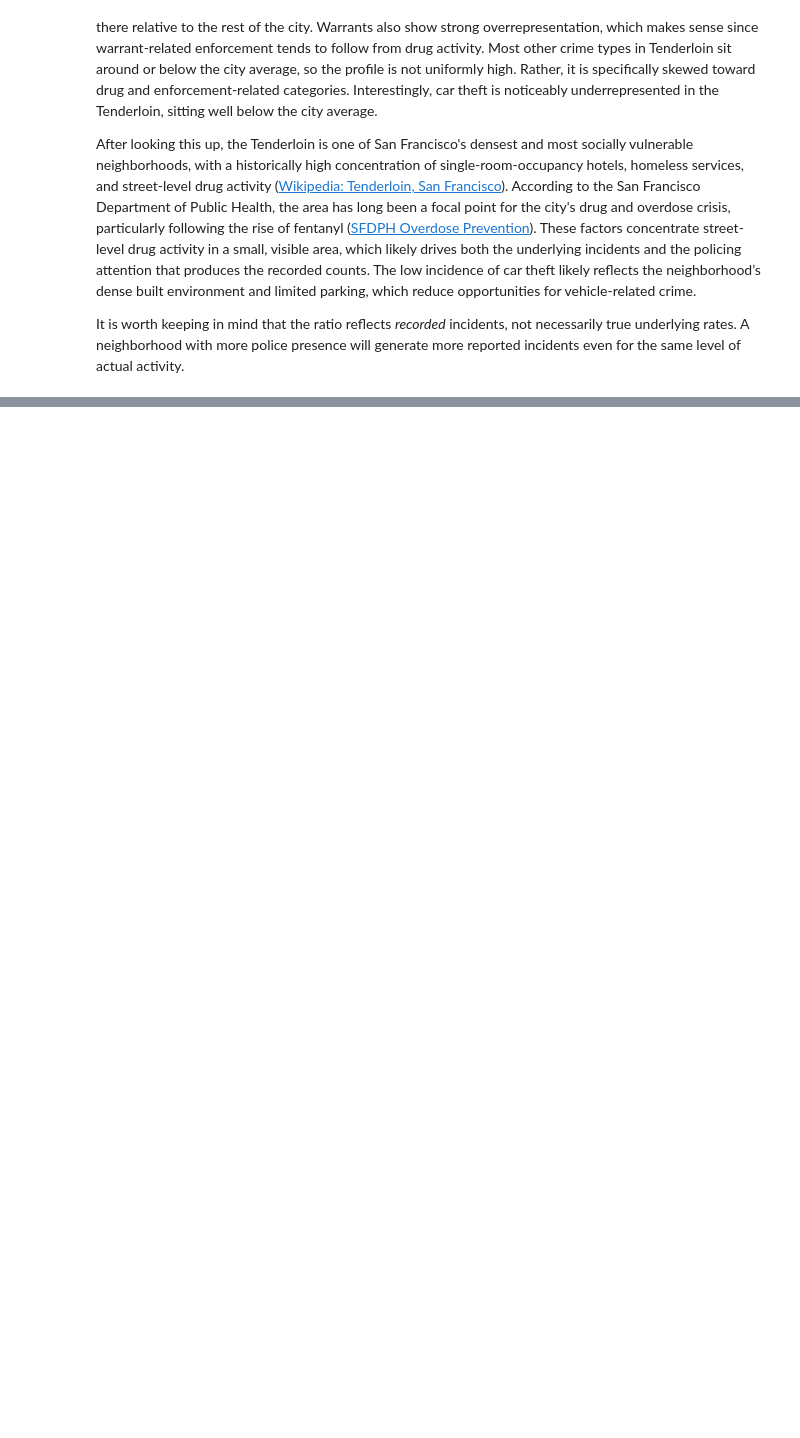
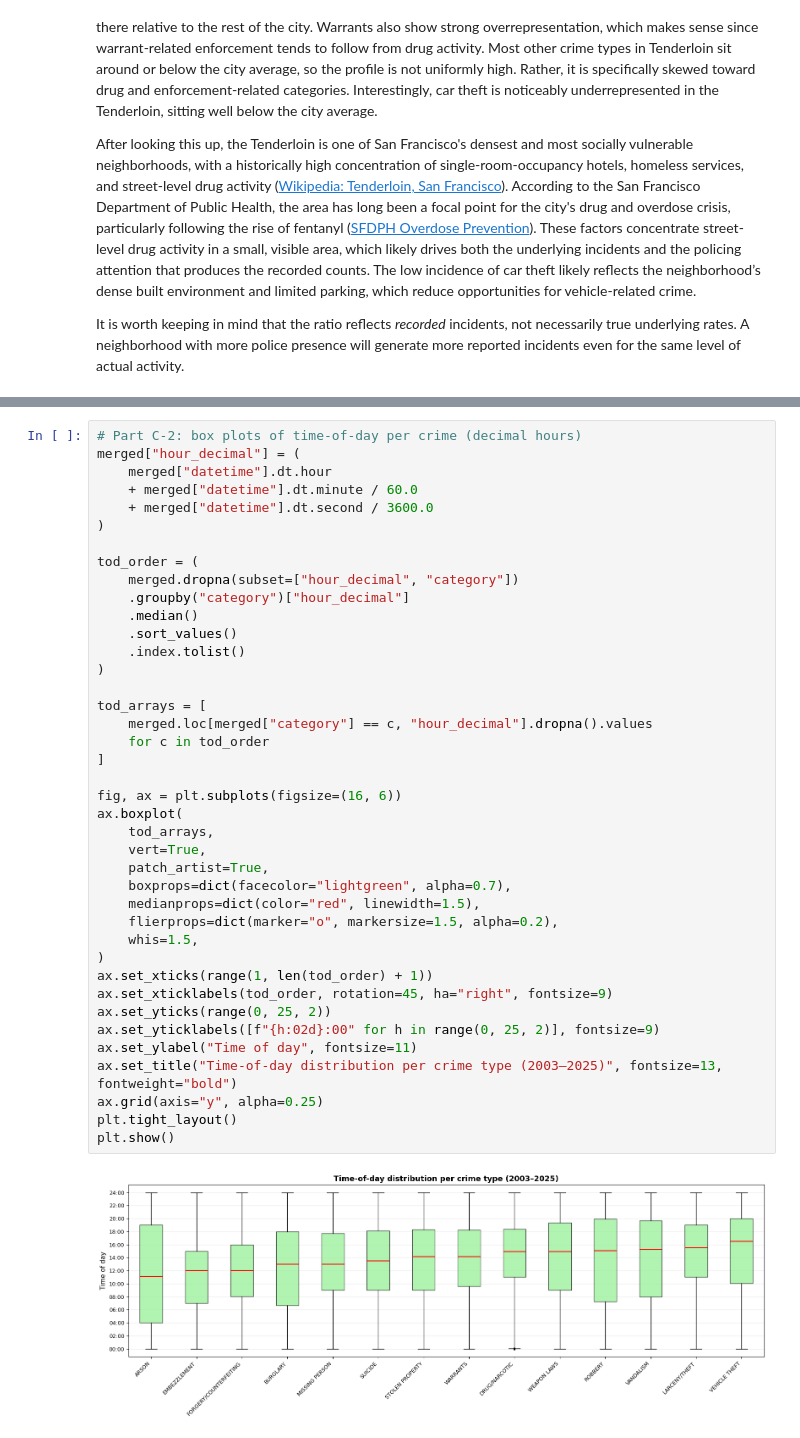
Before and after one commit to Slupon/Project_Socialdata, a Jupyter notebook: Assignment1_socialdata.ipynb, the cells around one changed output, grey strips where cells are left out. Drawn from its saved outputs; the diff is of its cells as text; blank space fills up the shorter version.

```diff
--- a/Assignment1_socialdata.ipynb
+++ b/Assignment1_socialdata.ipynb
@@ -949,0 +1127,42 @@ Draws from: Week 3, Exercises 2.1 and 2.2.
+# %%
+# Part C-2: box plots of time-of-day per crime (decimal hours)
+merged["hour_decimal"] = (
+    merged["datetime"].dt.hour
+    + merged["datetime"].dt.minute / 60.0
+    + merged["datetime"].dt.second / 3600.0
+)
+
+tod_order = (
+    merged.dropna(subset=["hour_decimal", "category"])
+    .groupby("category")["hour_decimal"]
+    .median()
+    .sort_values()
+    .index.tolist()
+)
+
+tod_arrays = [
+    merged.loc[merged["category"] == c, "hour_decimal"].dropna().values
+    for c in tod_order
+]
+
+fig, ax = plt.subplots(figsize=(16, 6))
+ax.boxplot(
+    tod_arrays,
+    vert=True,
+    patch_artist=True,
+    boxprops=dict(facecolor="lightgreen", alpha=0.7),
+    medianprops=dict(color="red", linewidth=1.5),
+    flierprops=dict(marker="o", markersize=1.5, alpha=0.2),
+    whis=1.5,
+)
+ax.set_xticks(range(1, len(tod_order) + 1))
+ax.set_xticklabels(tod_order, rotation=45, ha="right", fontsize=9)
+ax.set_yticks(range(0, 25, 2))
+ax.set_yticklabels([f"{h:02d}:00" for h in range(0, 25, 2)], fontsize=9)
+ax.set_ylabel("Time of day", fontsize=11)
+ax.set_title("Time-of-day distribution per crime type (2003–2025)", fontsize=13, fontweight="bold")
+ax.grid(axis="y", alpha=0.25)
+plt.tight_layout()
+plt.show()
+# %% [output]
+[figure, added]
```
Also changed, not shown: parts of 10 cells of this notebook.
